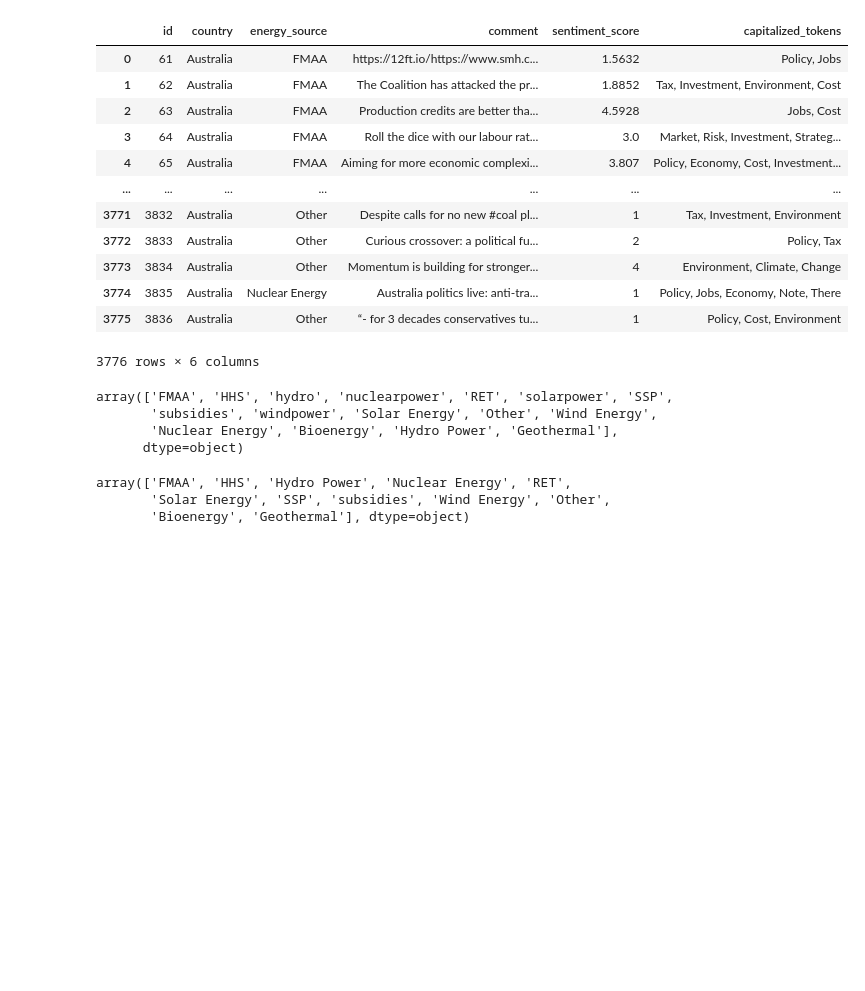
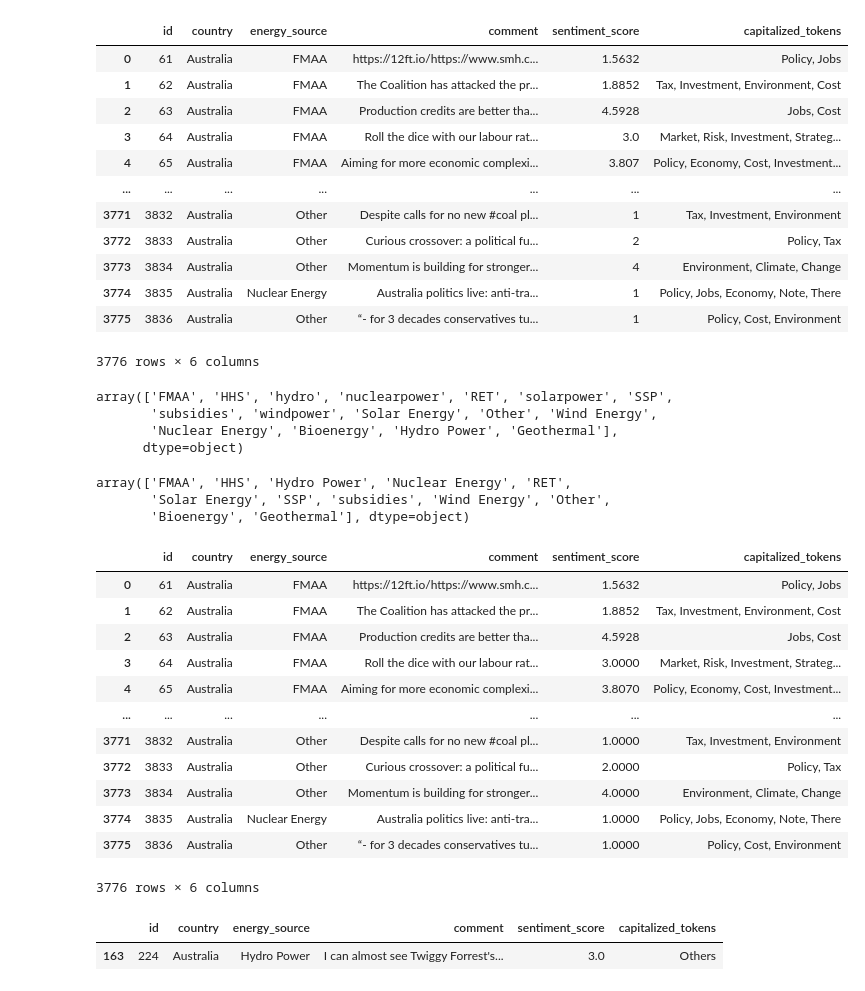
Before and after one commit to Tuandat10/Design-Innovation-Project, a Jupyter notebook: src/cleaned_sentiment_output.ipynb, the cells around one changed output. Drawn from its saved outputs; the diff is of its cells as text; code cells hidden in the pictures; blank space fills up the shorter version.

```diff
--- a/src/cleaned_sentiment_output.ipynb
+++ b/src/cleaned_sentiment_output.ipynb
@@ -116,0 +119,18 @@ df.to_csv(r"C:\Users\HP Envy\OneDrive - Swinburne University\Data Science\Innova
+# %%
+df = pd.read_csv(r"C:\Users\HP Envy\OneDrive - Swinburne University\Data Science\Innovation project\output_data\public_sentiment.csv")
+# %%
+df
+# %% [output]
+|  | id | country | energy_source | comment | sentiment_score | capitalized_tokens |
+| 0 | 61 | Australia | FMAA | https://12ft.io/https://www.smh.c... | 1.5632 | Policy, Jobs |
+| 1 | 62 | Australia | FMAA | The Coalition has attacked the pr... | 1.8852 | Tax, Investment, Environment, Cost |
+| 2 | 63 | Australia | FMAA | Production credits are better tha... | 4.5928 | Jobs, Cost |
+| 3 | 64 | Australia | FMAA | Roll the dice with our labour rat... | 3.0000 | Market, Risk, Investment, Strateg... |
+| 4 | 65 | Australia | FMAA | Aiming for more economic complexi... | 3.8070 | Policy, Economy, Cost, Investment... |
+| ... | ... | ... | ... | ... | ... | ... |
+| 3771 | 3832 | Australia | Other | Despite calls for no new #coal pl... | 1.0000 | Tax, Investment, Environment |
+| 3772 | 3833 | Australia | Other | Curious crossover: a political fu... | 2.0000 | Policy, Tax |
+| 3773 | 3834 | Australia | Other | Momentum is building for stronger... | 4.0000 | Environment, Climate, Change |
+| 3774 | 3835 | Australia | Nuclear Energy | Australia politics live: anti-tra... | 1.0000 | Policy, Jobs, Economy, Note, There |
+| 3775 | 3836 | Australia | Other | “- for 3 decades conservatives tu... | 1.0000 | Policy, Cost, Environment |
+3776 rows × 6 columns
@@ -116,0 +163,5 @@ df.to_csv(r"C:\Users\HP Envy\OneDrive - Swinburne University\Data Science\Innova
+# %%
+df[df['comment']=="I can almost see Twiggy Forrest's enormous erection from here."]
+# %% [output]
+|  | id | country | energy_source | comment | sentiment_score | capitalized_tokens |
+| 163 | 224 | Australia | Hydro Power | I can almost see Twiggy Forrest's... | 3.0 | Others |
```
Also changed, not shown: parts of 8 cells of this notebook, 9 other files.
